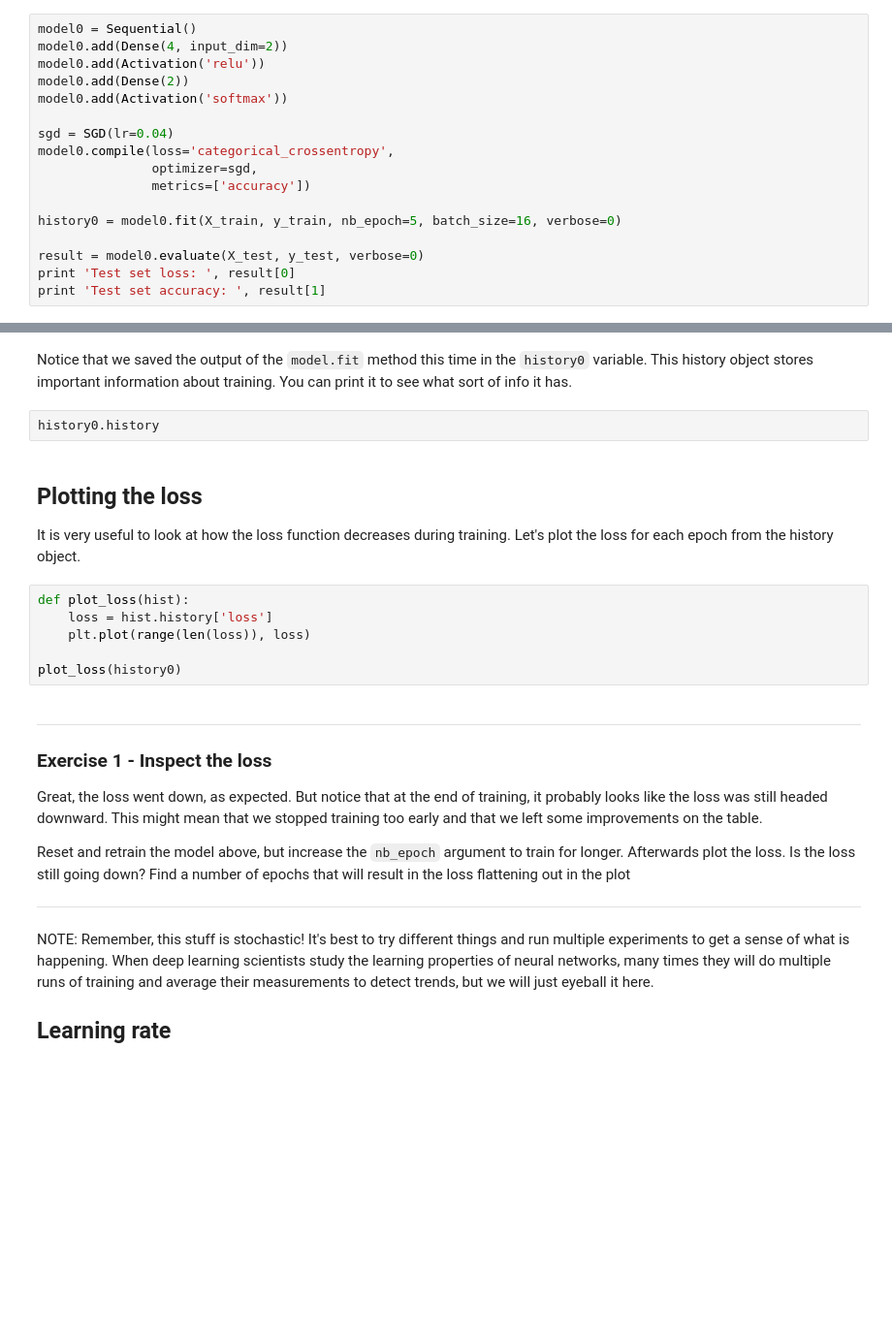
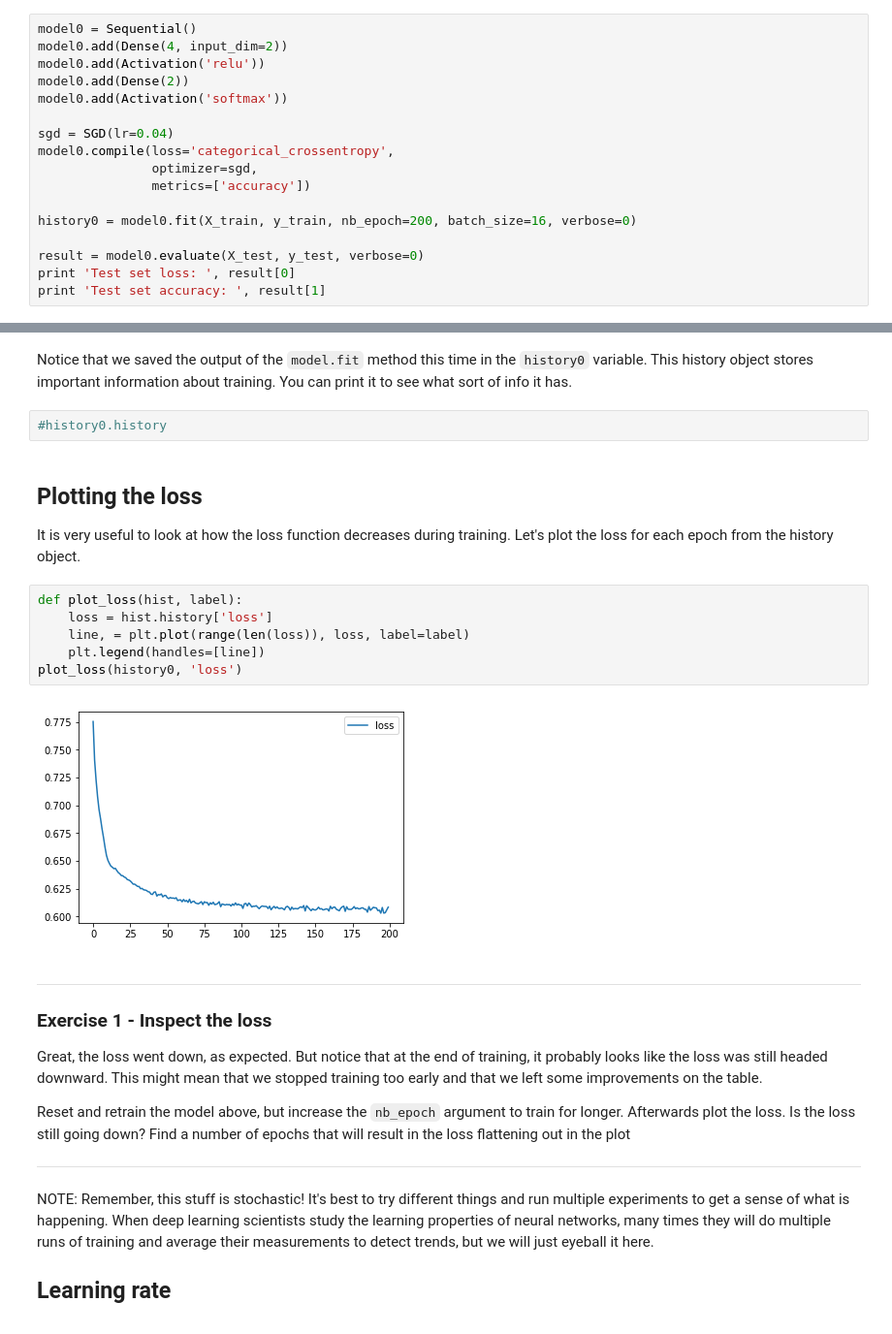
Before and after one commit to marionleborgne/ml, a Jupyter notebook: deep_learning/2-Learning_with_Gradient_Descent.ipynb, the cells around one changed output, grey strips where cells are left out. Shown at 97% size. Cells and saved outputs as stored; diff of their text form; blank space fills up the shorter version.

```diff
--- a/deep_learning/2-Learning_with_Gradient_Descent.ipynb
+++ b/deep_learning/2-Learning_with_Gradient_Descent.ipynb
@@ -41,7 +44,7 @@ model0.compile(loss='categorical_crossentropy',
                optimizer=sgd,
                metrics=['accuracy'])
 
-history0 = model0.fit(X_train, y_train, nb_epoch=5, batch_size=16, verbose=0)
+history0 = model0.fit(X_train, y_train, nb_epoch=200, batch_size=16, verbose=0)
 
 result = model0.evaluate(X_test, y_test, verbose=0)
 print 'Test set loss: ', result[0]
@@ -49,17 +55,19 @@ print 'Test set accuracy: ', result[1]
 # %% [markdown]
 Notice that we saved the output of the `model.fit` method this time in the `history0` variable. This history object stores important information about training. You can print it to see what sort of info it has.
-# %%
-history0.history
+# %%
+#history0.history
 # %% [markdown]
 ## Plotting the loss
 
 It is very useful to look at how the loss function decreases during training. Let's plot the loss for each epoch from the history object.
 # %%
-def plot_loss(hist):
+def plot_loss(hist, label):
     loss = hist.history['loss']
-    plt.plot(range(len(loss)), loss)
-
-plot_loss(history0)
+    line, = plt.plot(range(len(loss)), loss, label=label)
+    plt.legend(handles=[line])
+plot_loss(history0, 'loss')
+# %% [output]
+[figure, added]
 # %% [markdown]
 - - -
 ### Exercise 1 - Inspect the loss
```
Also changed, not shown: parts of 11 cells of this notebook, 4 other files.
